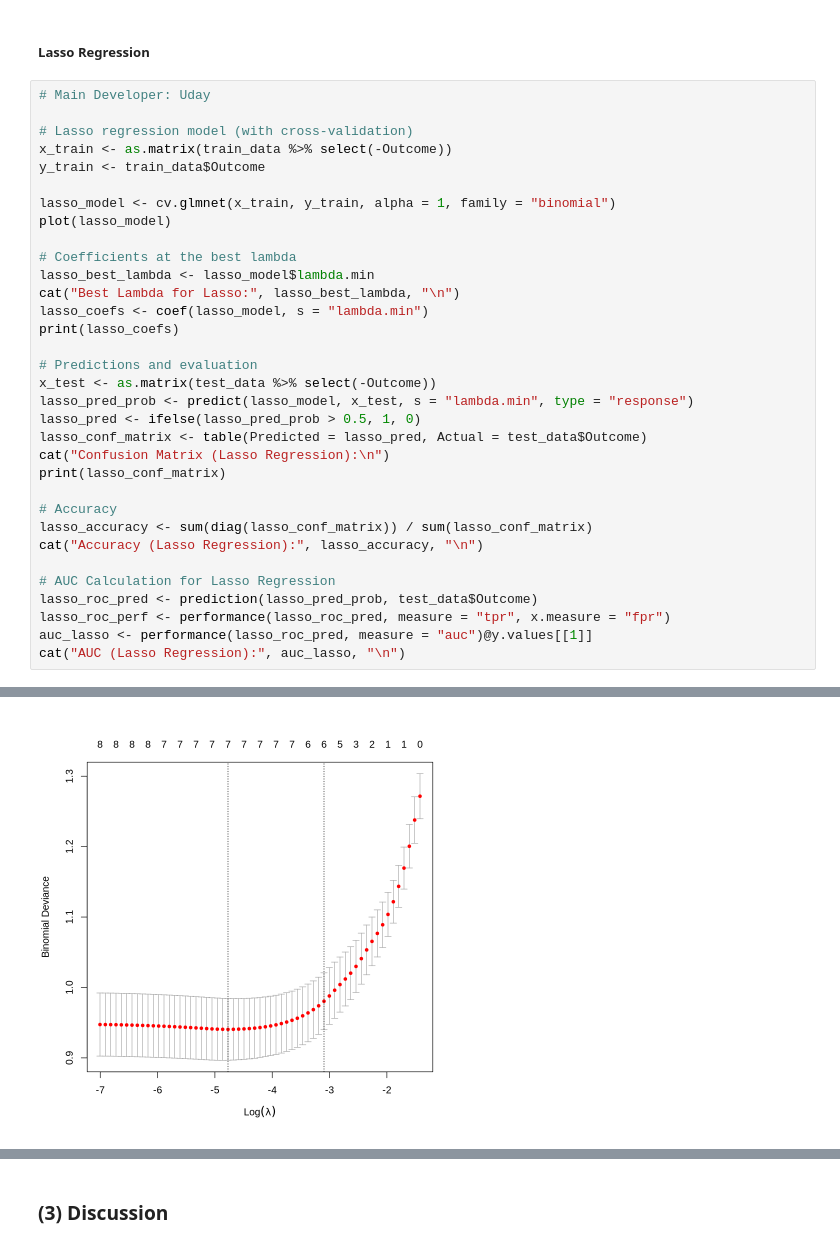
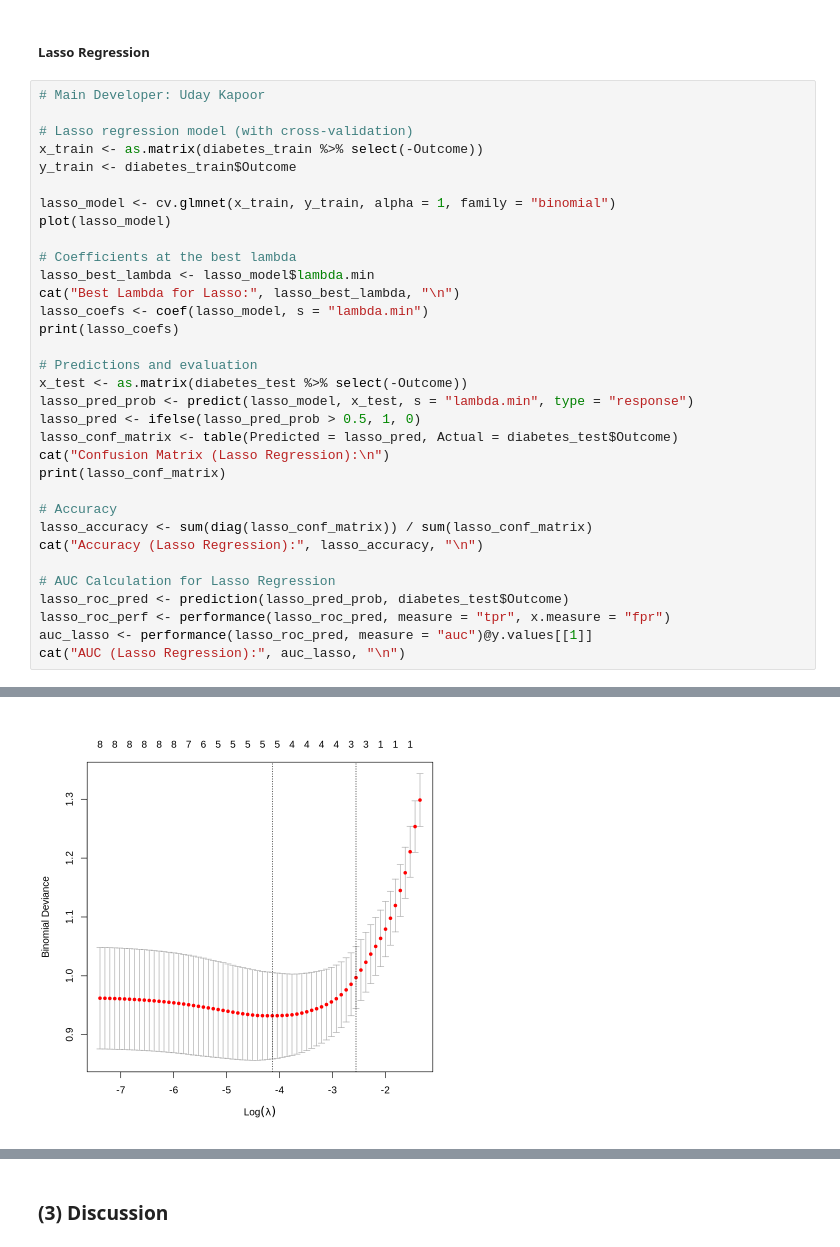
Before and after one commit to yoykyL/STAT301-Final-Report, a Jupyter notebook: Final_Report.ipynb, the cells around one changed output, grey strips where cells are left out. Cells and saved outputs as stored; diff of their text form.

```diff
--- a/Final_Report.ipynb
+++ b/Final_Report.ipynb
@@ -526,11 +468,11 @@ AUC (Logistic Regression): 0.8639053
 # %% [markdown]
 ##### Lasso Regression
 # %%
-# Main Developer: Uday
+# Main Developer: Uday Kapoor
 
 # Lasso regression model (with cross-validation)
-x_train <- as.matrix(train_data %>% select(-Outcome))
-y_train <- train_data$Outcome
+x_train <- as.matrix(diabetes_train %>% select(-Outcome))
+y_train <- diabetes_train$Outcome
 
 lasso_model <- cv.glmnet(x_train, y_train, alpha = 1, family = "binomial")
 plot(lasso_model)
@@ -542,10 +484,10 @@ lasso_coefs <- coef(lasso_model, s = "lambda.min")
 print(lasso_coefs)
 
 # Predictions and evaluation
-x_test <- as.matrix(test_data %>% select(-Outcome))
+x_test <- as.matrix(diabetes_test %>% select(-Outcome))
 lasso_pred_prob <- predict(lasso_model, x_test, s = "lambda.min", type = "response")
 lasso_pred <- ifelse(lasso_pred_prob > 0.5, 1, 0)
-lasso_conf_matrix <- table(Predicted = lasso_pred, Actual = test_data$Outcome)
+lasso_conf_matrix <- table(Predicted = lasso_pred, Actual = diabetes_test$Outcome)
 cat("Confusion Matrix (Lasso Regression):\n")
 print(lasso_conf_matrix)
 
@@ -554,7 +496,7 @@ lasso_accuracy <- sum(diag(lasso_conf_matrix)) / sum(lasso_conf_matrix)
 cat("Accuracy (Lasso Regression):", lasso_accuracy, "\n")
 
 # AUC Calculation for Lasso Regression
-lasso_roc_pred <- prediction(lasso_pred_prob, test_data$Outcome)
+lasso_roc_pred <- prediction(lasso_pred_prob, diabetes_test$Outcome)
 lasso_roc_perf <- performance(lasso_roc_pred, measure = "tpr", x.measure = "fpr")
 auc_lasso <- performance(lasso_roc_pred, measure = "auc")@y.values[[1]]
 cat("AUC (Lasso Regression):", auc_lasso, "\n")
@@ -581 +523 @@ AUC (Lasso Regression): 0.8676036
-[figure, old version]
+[figure, new version]
```
Also changed, not shown: parts of 17 cells of this notebook.
